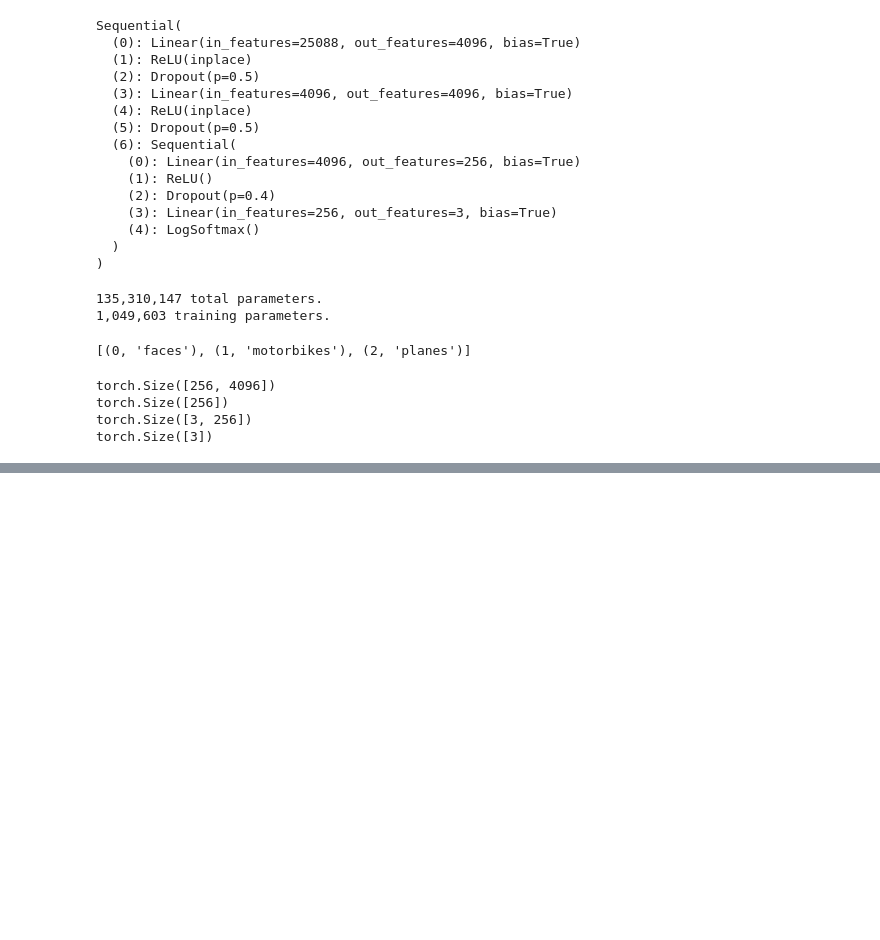
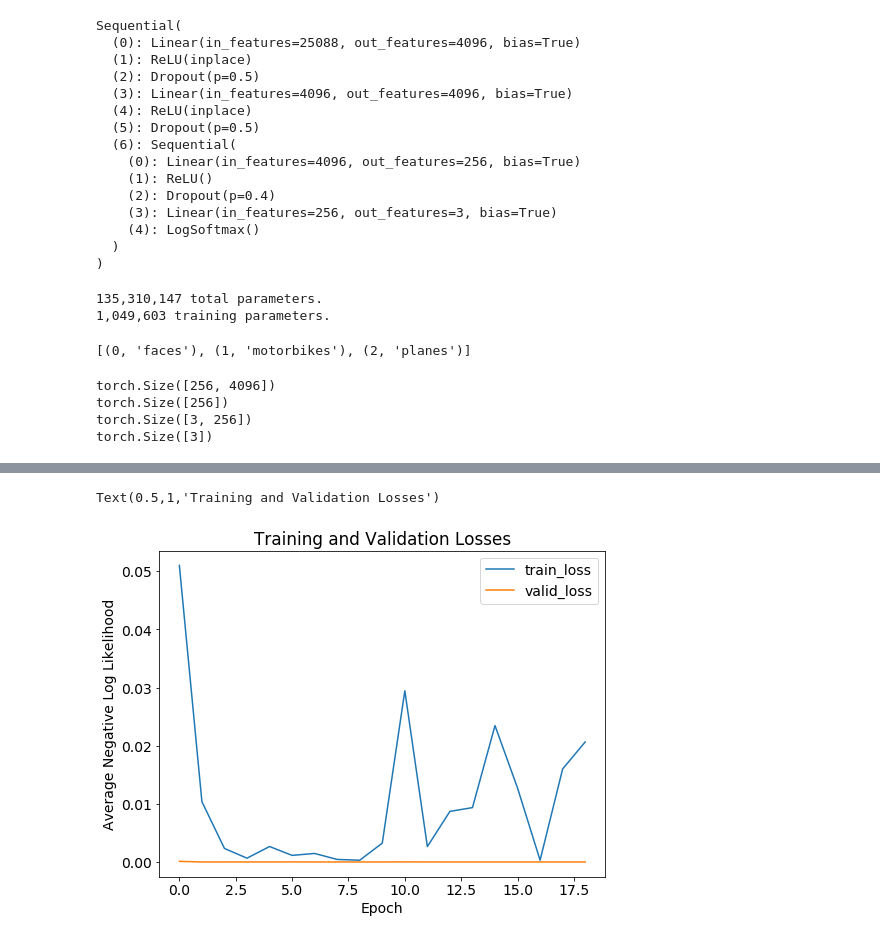
Before and after one commit to m1key/pytorch-sandbox, a Jupyter notebook: sandbox.ipynb, the cells around one changed output, grey strips where cells are left out. Saved outputs shown, nothing was run; the diff lists cells and outputs as text; code cells hidden in the pictures; blank space fills up the shorter version.

```diff
--- a/sandbox.ipynb
+++ b/sandbox.ipynb
@@ -437,6 +437,9 @@ def train(model,
 
                 # Save the model if validation loss decreases
                 if valid_loss < valid_loss_min:
+                    print(
+                        f'\Valid loss: {valid_loss:.10f} < valid loss min {valid_loss_minaasssssss:.10f}'
+                    )
                     # Save model
                     torch.save(model.state_dict(), save_file_name)
                     # Track improvement
@@ -518,0 +527,17 @@ Epoch: 6        53.03% complete. 317.52 seconds elapsed in epoch.
+# %%
+# Visualizations
+import matplotlib.pyplot as plt
+%matplotlib inline
+plt.rcParams['font.size'] = 14
+
+plt.figure(figsize=(8, 6))
+for c in ['train_loss', 'valid_loss']:
+    plt.plot(
+        history[c], label=c)
+plt.legend()
+plt.xlabel('Epoch')
+plt.ylabel('Average Negative Log Likelihood')
+plt.title('Training and Validation Losses')
+# %% [output]
+Text(0.5,1,'Training and Validation Losses')
+[figure, added]
```
Also changed, not shown: parts of 4 cells of this notebook.
